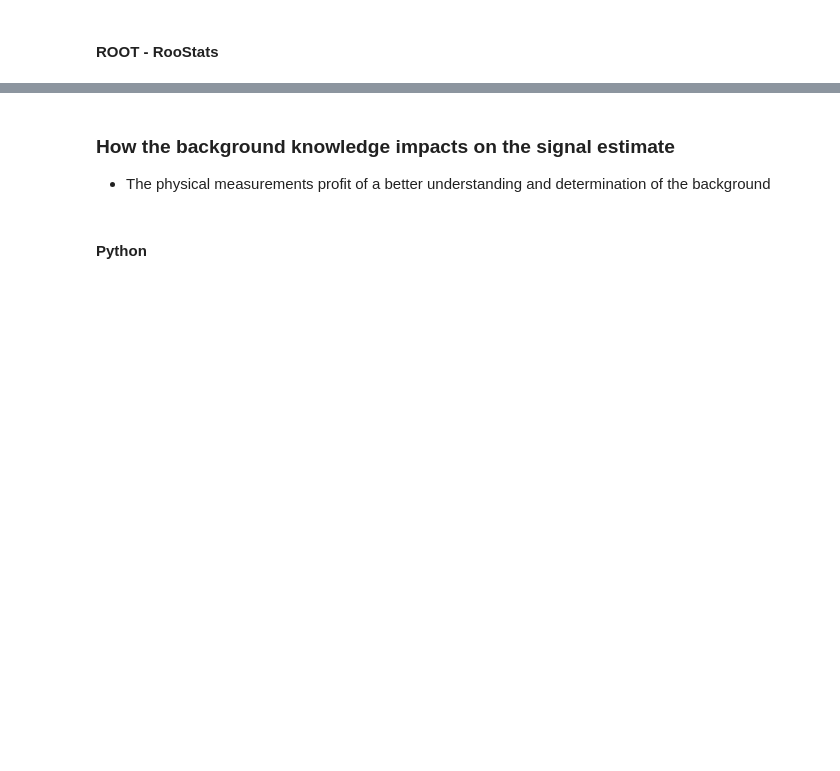
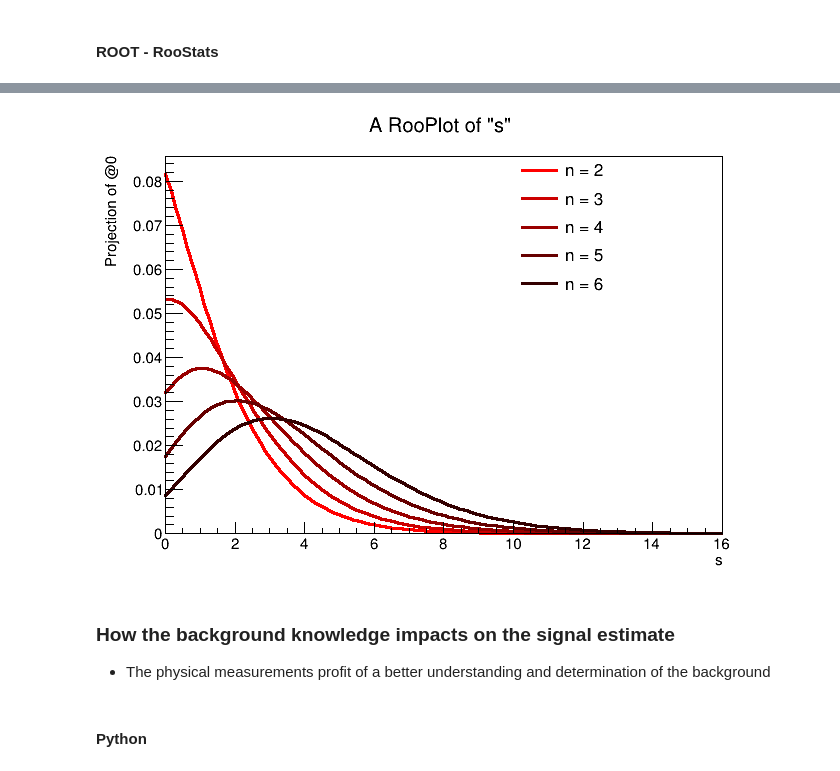
Before and after one commit to amerli90/LecturesMAD22-23, a Jupyter notebook: Counting_experiment.ipynb, the cells around one changed output, grey strips where cells are left out. Cells and saved outputs as stored; diff of their text form; code cells hidden in the pictures; blank space fills up the shorter version.

```diff
--- a/Counting_experiment.ipynb
+++ b/Counting_experiment.ipynb
@@ -196,9 +280,9 @@ plt.xlabel('s')
 # %% [markdown]
 #### ROOT - RooStats
 # %%
-modelc.SetPdf('model')
+modelc.SetPdf('poisson')
 modelc.SetParametersOfInterest('s')
-modelc.SetPriorPdf('prior_s')
+modelc.SetPriorPdf('prior')
 modelc.SetNuisanceParameters('b')
 
 # bkg events not fixed (gaussian uncertainty)
@@ -213,10 +297,11 @@ for i,n in enumerate(range(2,7)): # number of observed events
     data = ROOT.RooDataSet('data','data',ROOT.RooArgSet(ws.var('n')))
     data.add(ROOT.RooArgSet(ws.var('n')))
     bcalc = ROOT.RooStats.BayesianCalculator(data,modelc)
-    posterior = bcalc.GetPosteriorPdf()
-    curve = posterior.plotOn(frame,ROOT.RooFit.LineColor(ROOT.kRed+i),ROOT.RooFit.LineWidth(3),ROOT.RooFit.Name('n%d'%n))
+    post = bcalc.GetPosteriorPdf()
+    curve = post.plotOn(frame,ROOT.RooFit.LineColor(ROOT.kRed+i),ROOT.RooFit.LineWidth(3),ROOT.RooFit.Name('n%d'%n))
     legend.AddEntry(frame.findObject('n%d'%n),'n = %d'%n,'l')
 ws.var('n').setConstant(False)
 frame.Draw()
 legend.Draw()
 c.Draw()
+# %% [output]
@@ -223,3 +328,4 @@ c.Draw()
+[figure, added]
 # %% [markdown]
 ### How the background knowledge impacts on the signal estimate
 
```
Also changed, not shown: parts of 23 cells of this notebook.
